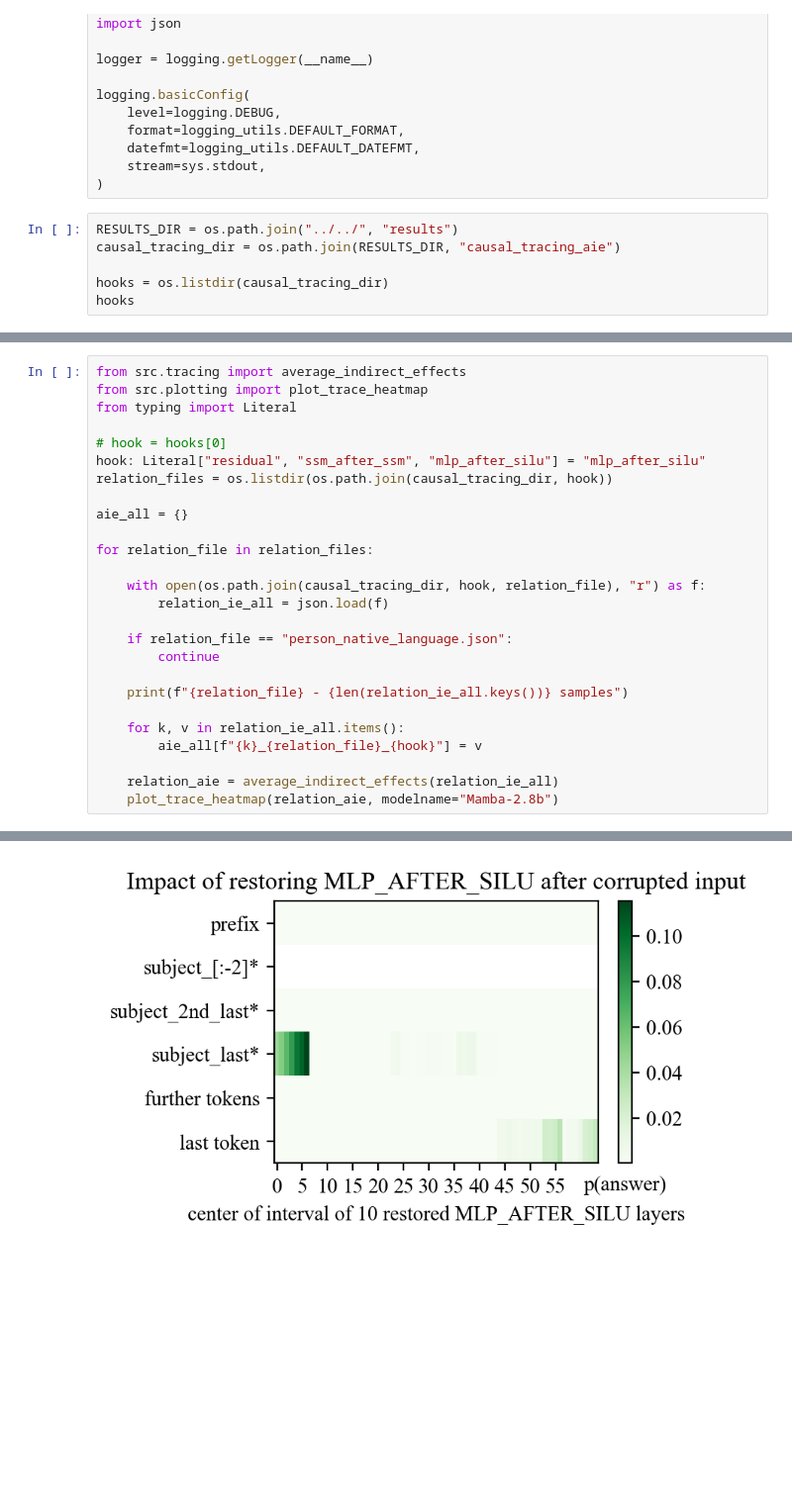
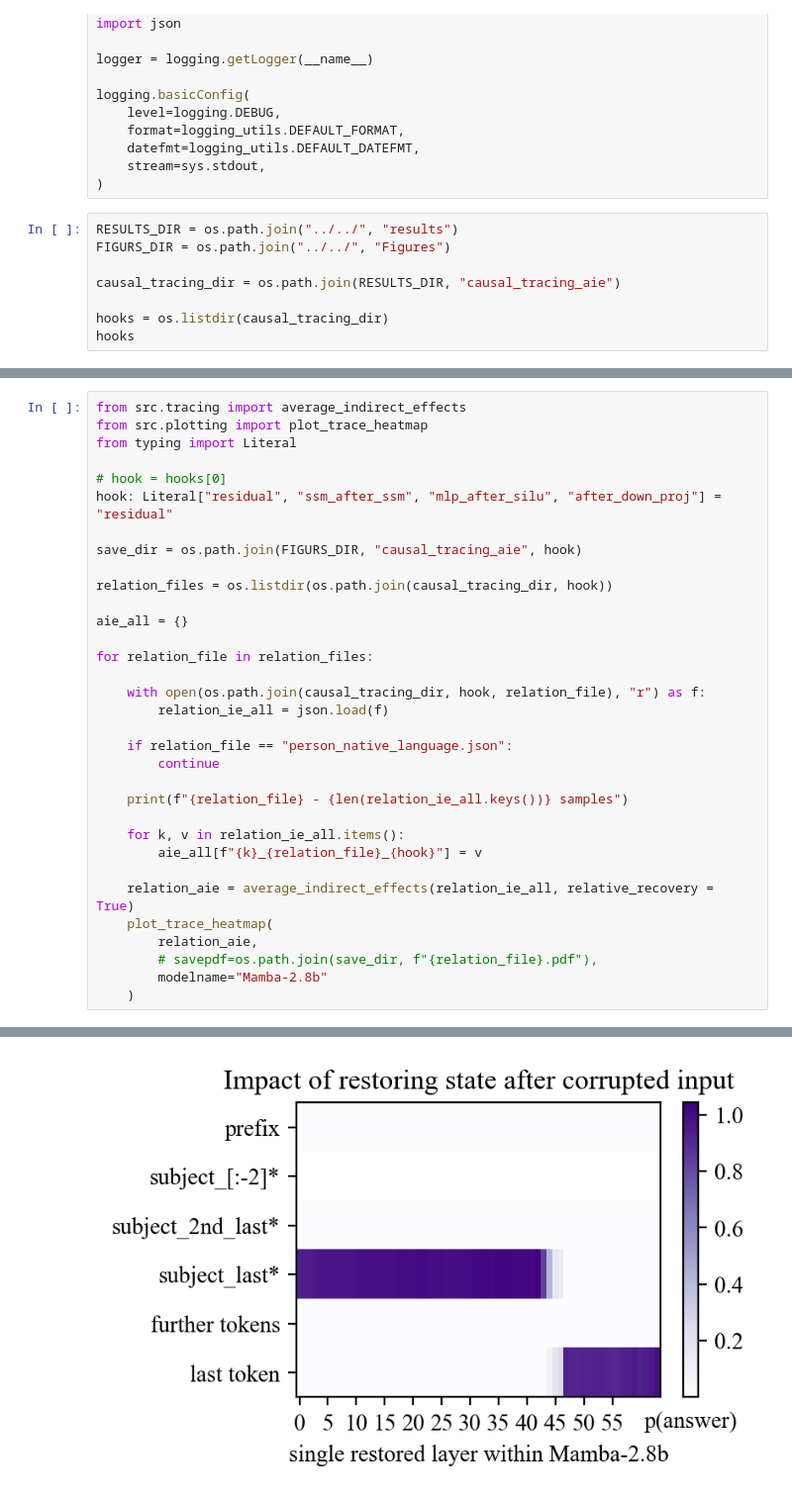
Before and after one commit to arnab-api/romba, a Jupyter notebook: notebooks/figures/causal_tracing.ipynb, the cells around one changed output, grey strips where cells are left out. Shown at 99% size. Drawn from its saved outputs; the diff is of its cells as text; blank space fills up the shorter version.

Commit message:
added figures. tested causal tracing scripts for Pythia

```diff
--- a/notebooks/figures/causal_tracing.ipynb
+++ b/notebooks/figures/causal_tracing.ipynb
@@ -24,6 +24,8 @@ logging.basicConfig(
 )
 # %%
 RESULTS_DIR = os.path.join("../../", "results")
+FIGURS_DIR = os.path.join("../../", "Figures")
+
 causal_tracing_dir = os.path.join(RESULTS_DIR, "causal_tracing_aie")
 
 hooks = os.listdir(causal_tracing_dir)
@@ -36,7 +38,10 @@ from src.plotting import plot_trace_heatmap
 from typing import Literal
 
 # hook = hooks[0]
-hook: Literal["residual", "ssm_after_ssm", "mlp_after_silu"] = "mlp_after_silu"
+hook: Literal["residual", "ssm_after_ssm", "mlp_after_silu", "after_down_proj"] = "residual"
+
+save_dir = os.path.join(FIGURS_DIR, "causal_tracing_aie", hook)
+
 relation_files = os.listdir(os.path.join(causal_tracing_dir, hook))
 
 aie_all = {}
@@ -54,6 +59,10 @@ for relation_file in relation_files:
     for k, v in relation_ie_all.items():
         aie_all[f"{k}_{relation_file}_{hook}"] = v
 
-    relation_aie = average_indirect_effects(relation_ie_all)
-    plot_trace_heatmap(relation_aie, modelname="Mamba-2.8b")
+    relation_aie = average_indirect_effects(relation_ie_all, relative_recovery = True)
+    plot_trace_heatmap(
+        relation_aie,
+        # savepdf=os.path.join(save_dir, f"{relation_file}.pdf"),
+        modelname="Mamba-2.8b"
+    )
 # %% [output]
@@ -66 +75 @@ country_capital_city.json - 16 samples
-[figure, old version]
+[figure, new version]
```
Also changed, not shown: parts of 3 cells of this notebook, 50 other files.
